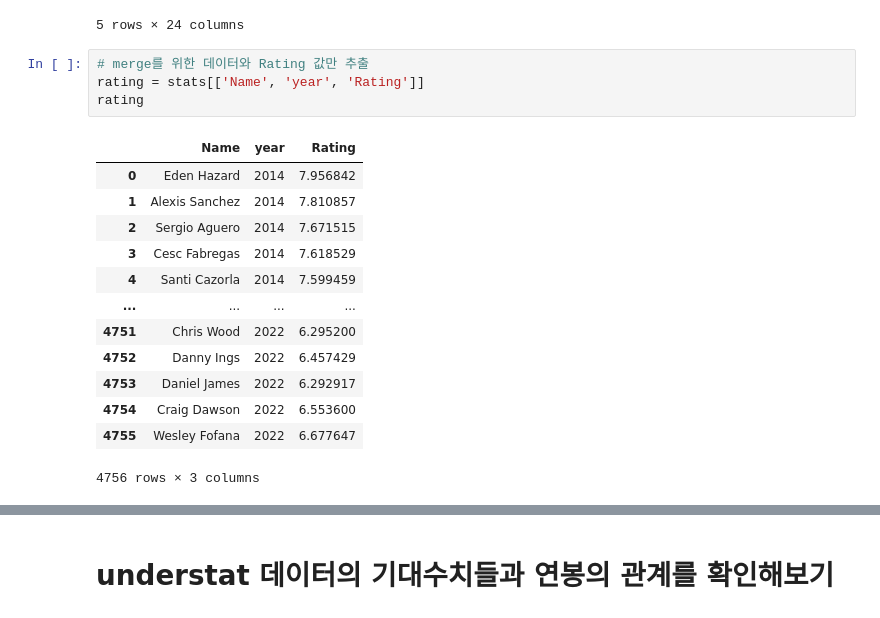
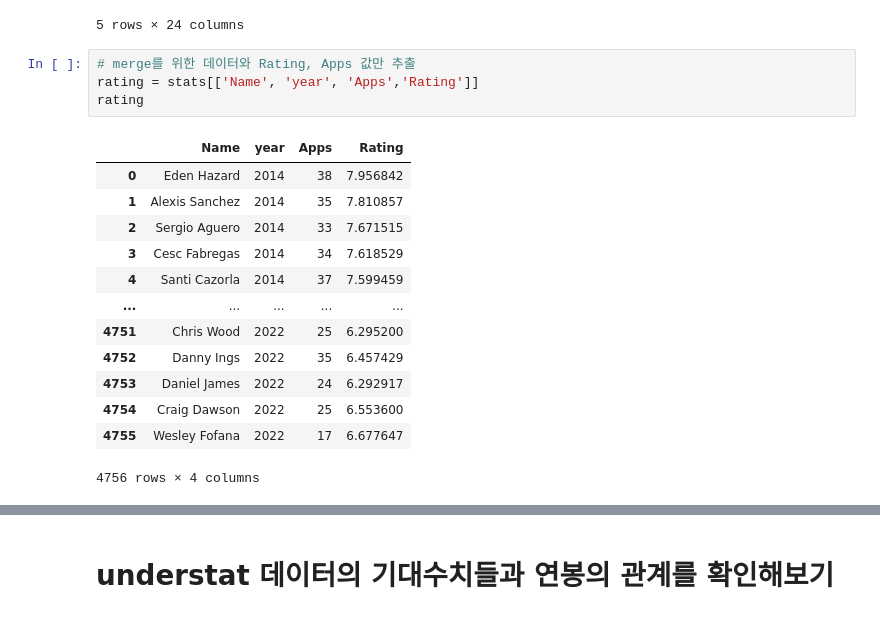
Before and after one commit to LEEINSEO-0118/EPL_EDA_Project, a Jupyter notebook: stat_salary.ipynb, the cells around one changed output, grey strips where cells are left out. Cells and saved outputs as stored; diff of their text form.

Commit message:
add apps option at stat salary code

```diff
--- a/stat_salary.ipynb
+++ b/stat_salary.ipynb
@@ -128,23 +128,23 @@ stats.head()
 | 4 | Santi Cazorla | Arsenal | 38 | Midfielder | 37 | 2992 | 7 | 11 | 2.513514 | 2.108108 | ... | ... |
 5 rows × 24 columns
 # %%
-# merge를 위한 데이터와 Rating 값만 추출
-rating = stats[['Name', 'year', 'Rating']]
+# merge를 위한 데이터와 Rating, Apps 값만 추출
+rating = stats[['Name', 'year', 'Apps','Rating']]
 rating
 # %% [output]
-|  | Name | year | Rating |
-| 0 | Eden Hazard | 2014 | 7.956842 |
-| 1 | Alexis Sanchez | 2014 | 7.810857 |
-| 2 | Sergio Aguero | 2014 | 7.671515 |
-| 3 | Cesc Fabregas | 2014 | 7.618529 |
-| 4 | Santi Cazorla | 2014 | 7.599459 |
-| ... | ... | ... | ... |
-| 4751 | Chris Wood | 2022 | 6.295200 |
-| 4752 | Danny Ings | 2022 | 6.457429 |
-| 4753 | Daniel James | 2022 | 6.292917 |
-| 4754 | Craig Dawson | 2022 | 6.553600 |
-| 4755 | Wesley Fofana | 2022 | 6.677647 |
+|  | Name | year | Apps | Rating |
+| 0 | Eden Hazard | 2014 | 38 | 7.956842 |
+| 1 | Alexis Sanchez | 2014 | 35 | 7.810857 |
+| 2 | Sergio Aguero | 2014 | 33 | 7.671515 |
+| 3 | Cesc Fabregas | 2014 | 34 | 7.618529 |
+| 4 | Santi Cazorla | 2014 | 37 | 7.599459 |
+| ... | ... | ... | ... | ... |
+| 4751 | Chris Wood | 2022 | 25 | 6.295200 |
+| 4752 | Danny Ings | 2022 | 35 | 6.457429 |
+| 4753 | Daniel James | 2022 | 24 | 6.292917 |
+| 4754 | Craig Dawson | 2022 | 25 | 6.553600 |
+| 4755 | Wesley Fofana | 2022 | 17 | 6.677647 |
-4756 rows × 3 columns
+4756 rows × 4 columns
 # %%
 # player_salary와 rating 데이터 merge
 salary_rating = pd.merge(player_salary, rating, left_on = ['Name', 'year'], right_on = ['Name', 'year'])
```
Also changed, not shown: parts of 2 cells of this notebook.
